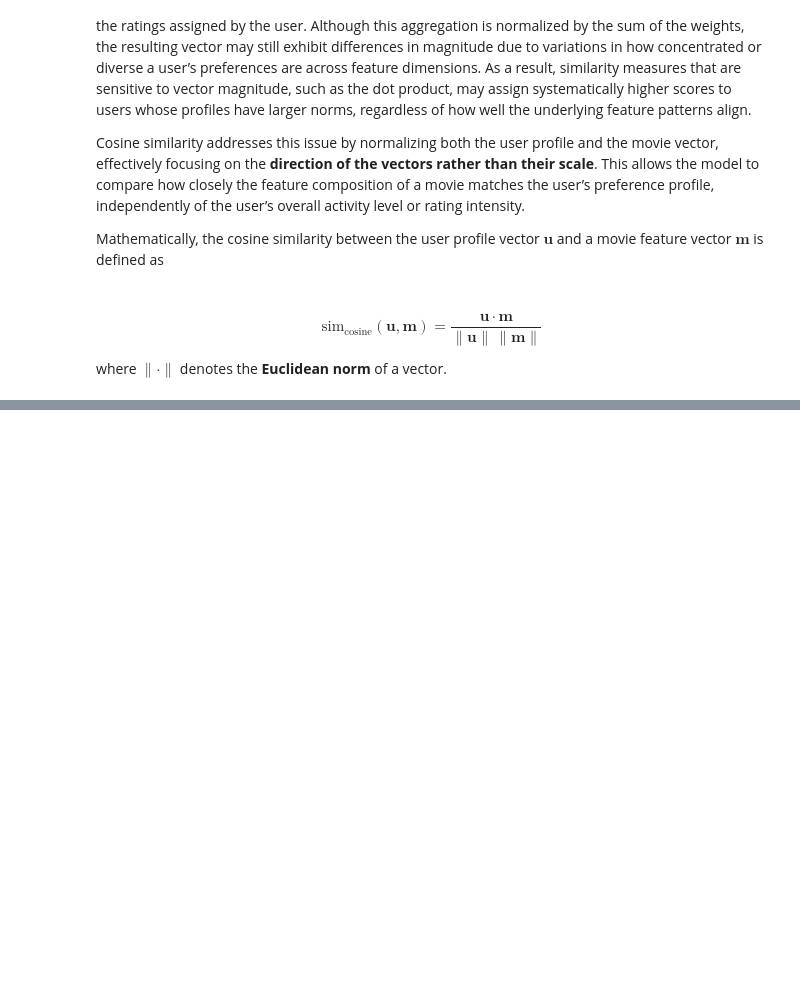
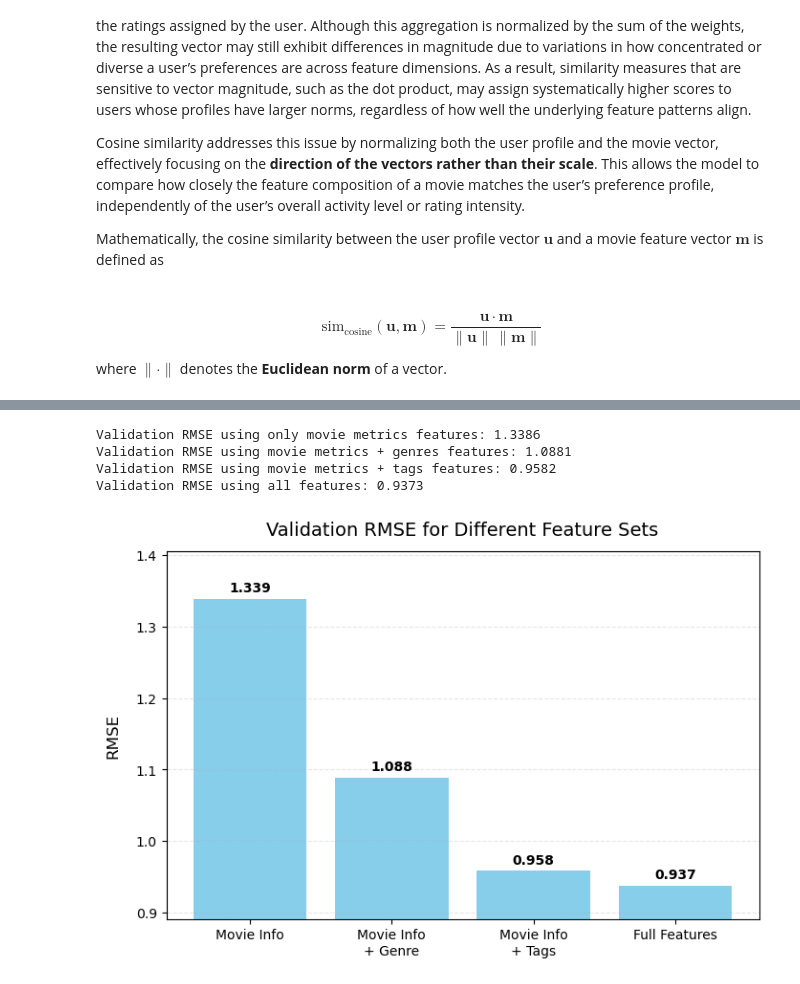
Before and after one commit to Croci-Yuri/Hybrid_Movie_Recommendation_System, a Jupyter notebook: notebooks/05_content_F.ipynb, the cells around one changed output, grey strips where cells are left out. Cells and saved outputs as stored; diff of their text form; code cells hidden in the pictures; blank space fills up the shorter version.

```diff
--- a/notebooks/05_content_F.ipynb
+++ b/notebooks/05_content_F.ipynb
@@ -87,0 +486,4 @@ This combination of categorical, numerical, and derived features forms the basis
+# %%
+# Load and display user_vectors
+user_vectors = pd.read_csv('../data/processed/user_vectors.csv', index_col=0)
+user_vectors.head(2)
@@ -87,0 +623,62 @@ This combination of categorical, numerical, and derived features forms the basis
+# %%
+# Import user_vectors, movies_vector_std, val_df
+user_vectors = pd.read_csv('../data/processed/user_vectors.csv', index_col=0)
+movies_vector_std = pd.read_csv('../data/processed/movies_vector_std.csv', index_col=0)
+val_df = pd.read_csv('../data/processed/val_df.csv')
+# %%
+
+# Evaluate different feature sets on validation set
+feature_sets = ['movie_info', 'movie_info_genres', 'movie_info_tags', 'full_features']
+val_results = {}
+for features in feature_sets:
+
+    rmse = predict_ratings(val_df, user_vectors, movies_vector_std, features=features)
+    val_results[features] = rmse
+
+    if features == 'full_features':
+        print(f"Validation RMSE using all features: {rmse:.4f}")
+
+    if features == 'movie_info':
+        print(f"Validation RMSE using only movie metrics features: {rmse:.4f}")
+
+    if features == 'movie_info_genres':
+        print(f"Validation RMSE using movie metrics + genres features: {rmse:.4f}")
+
+    if features == 'movie_info_tags':
+        print(f"Validation RMSE using movie metrics + tags features: {rmse:.4f}")
+# %% [output]
+Validation RMSE using only movie metrics features: 1.3386
+Validation RMSE using movie metrics + genres features: 1.0881
+Validation RMSE using movie metrics + tags features: 0.9582
+Validation RMSE using all features: 0.9373
+# %%
+# Mapping feature keys into text label
+label_mapping = {
+    'movie_info': 'Movie Info',
+    'movie_info_genres': 'Movie Info\n+ Genre',
+    'movie_info_tags': 'Movie Info\n+ Tags',
+    'full_features': 'Full Features'
+}
+
+# Prepare data
+features = [label_mapping[f] for f in val_results.keys()]
+rmse_values = list(val_results.values())
+
+# Plot
+plt.figure(figsize=(8,5))
+plt.bar(features, rmse_values, color='skyblue')
+plt.title("Validation RMSE for Different Feature Sets", pad=12, fontsize=14)
+plt.ylabel("RMSE", labelpad=12, fontsize=12)
+# plt.xlabel("Feature Set", labelpad=12, fontsize=)
+plt.ylim(min(rmse_values)*0.95, max(rmse_values)*1.05)
+for i, v in enumerate(rmse_values):
+    plt.text(i, v + 0.01, f"{v:.3f}", ha='center', fontweight='bold', fontsize=10)
+
+plt.grid(axis='y', alpha=0.3, linestyle='--')
+
+# Save the plot
+plt.savefig('../notebooks/images/validation_rmse_feature_sets.png', dpi=300)
+
+plt.show()
+# %% [output]
+[figure, added]
```
Also changed, not shown: parts of 46 cells of this notebook, 5 other files.
